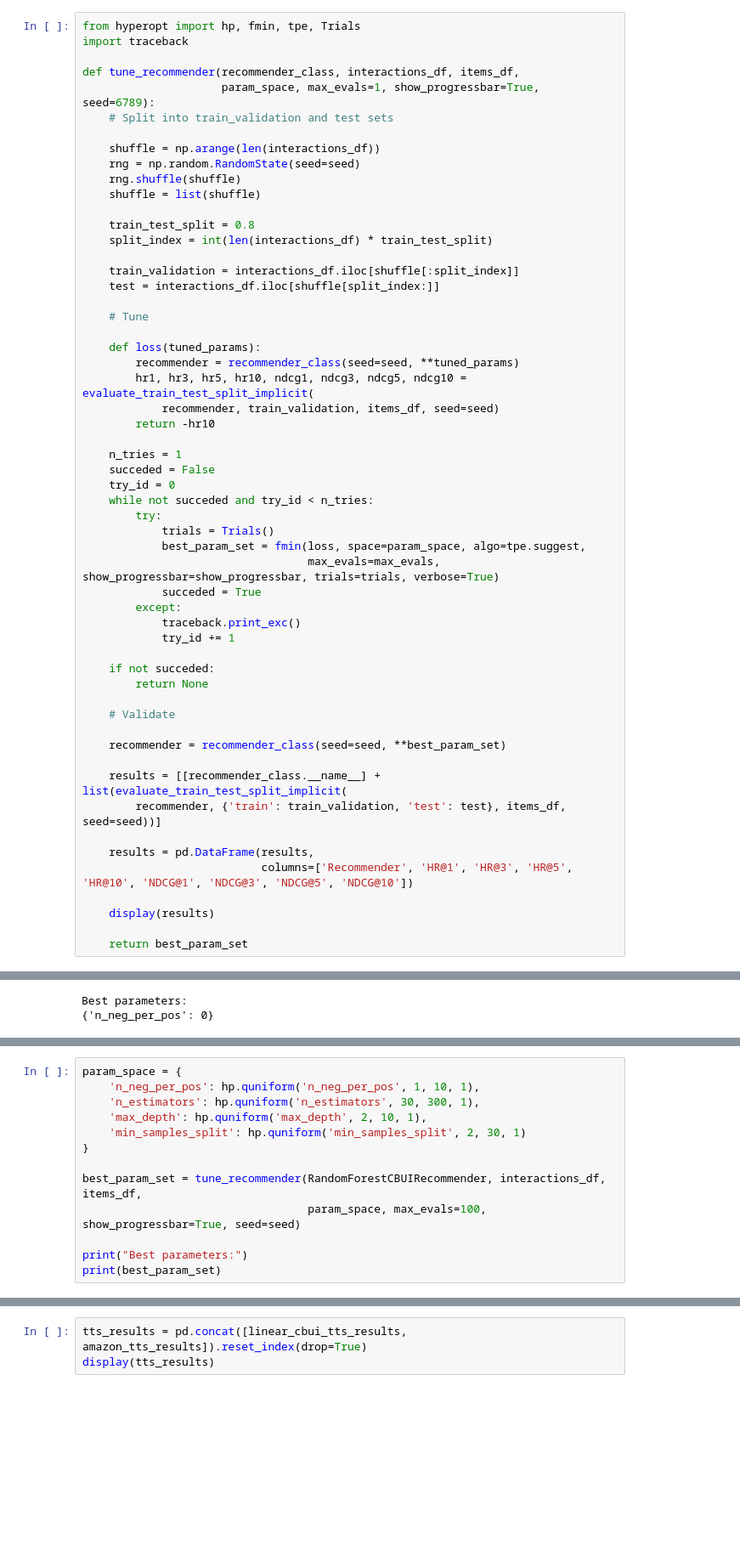
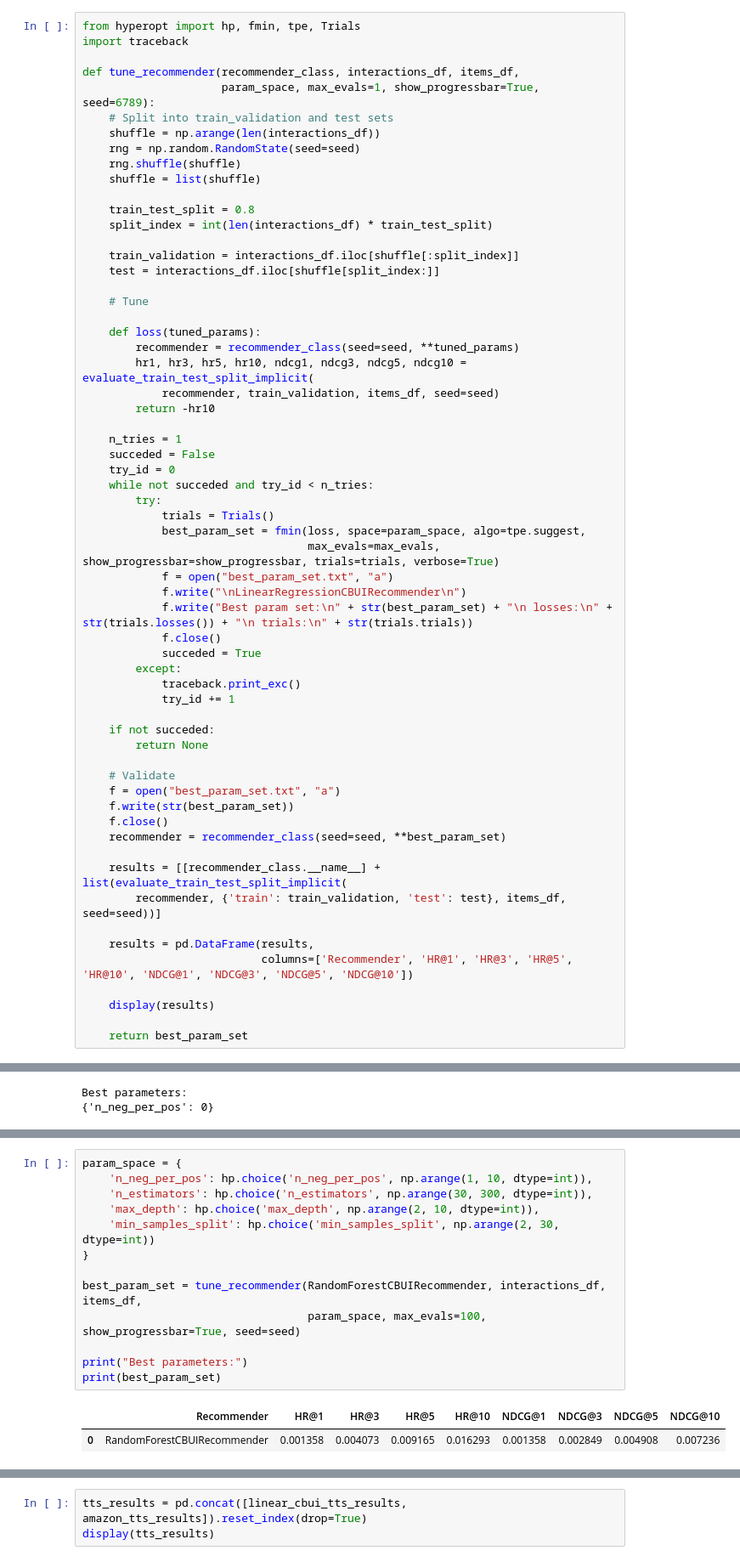
Before and after one commit to jbiesek/ContentBasedRecommender, a Jupyter notebook: project_1_recommender_and_evaluation.ipynb, the cells around one changed output, grey strips where cells are left out. Shown: that part at 85% size. Drawn from its saved outputs; the diff is of its cells as text; blank space fills up the shorter version.

```diff
--- a/project_1_recommender_and_evaluation.ipynb
+++ b/project_1_recommender_and_evaluation.ipynb
@@ -626,7 +665,6 @@ import traceback
 def tune_recommender(recommender_class, interactions_df, items_df,
                      param_space, max_evals=1, show_progressbar=True, seed=6789):
     # Split into train_validation and test sets
-
     shuffle = np.arange(len(interactions_df))
     rng = np.random.RandomState(seed=seed)
     rng.shuffle(shuffle)
@@ -654,6 +692,10 @@ def tune_recommender(recommender_class, interactions_df, items_df,
             trials = Trials()
             best_param_set = fmin(loss, space=param_space, algo=tpe.suggest,
                                   max_evals=max_evals, show_progressbar=show_progressbar, trials=trials, verbose=True)
+            f = open("best_param_set.txt", "a")
+            f.write("\nLinearRegressionCBUIRecommender\n")
+            f.write("Best param set:\n" + str(best_param_set) + "\n losses:\n" + str(trials.losses()) + "\n trials:\n" + str(trials.trials))
+            f.close()
             succeded = True
         except:
             traceback.print_exc()
@@ -663,7 +705,9 @@ def tune_recommender(recommender_class, interactions_df, items_df,
         return None
 
     # Validate
-
+    f = open("best_param_set.txt", "a")
+    f.write(str(best_param_set))
+    f.close()
     recommender = recommender_class(seed=seed, **best_param_set)
 
     results = [[recommender_class.__name__] + list(evaluate_train_test_split_implicit(
@@ -777,14 +788,16 @@ TypeError: 'float' object cannot be interpreted as an integer
 # %%
 param_space = {
-    'n_neg_per_pos': hp.quniform('n_neg_per_pos', 1, 10, 1),
-    'n_estimators': hp.quniform('n_estimators', 30, 300, 1),
-    'max_depth': hp.quniform('max_depth', 2, 10, 1),
-    'min_samples_split': hp.quniform('min_samples_split', 2, 30, 1)
+    'n_neg_per_pos': hp.choice('n_neg_per_pos', np.arange(1, 10, dtype=int)),
+    'n_estimators': hp.choice('n_estimators', np.arange(30, 300, dtype=int)),
+    'max_depth': hp.choice('max_depth', np.arange(2, 10, dtype=int)),
+    'min_samples_split': hp.choice('min_samples_split', np.arange(2, 30, dtype=int))
 }
 
 best_param_set = tune_recommender(RandomForestCBUIRecommender, interactions_df, items_df,
                                   param_space, max_evals=100, show_progressbar=True, seed=seed)
 
 print("Best parameters:")
 print(best_param_set)
 # %% [output]
+|  | Recommender | HR@1 | HR@3 | HR@5 | HR@10 | NDCG@1 | NDCG@3 | NDCG@5 | NDCG@10 |
+| 0 | RandomForestCBUIRecommender | 0.001358 | 0.004073 | 0.009165 | 0.016293 | 0.001358 | 0.002849 | 0.004908 | 0.007236 |
```
Also changed, not shown: parts of 13 cells of this notebook, 2 other files.
